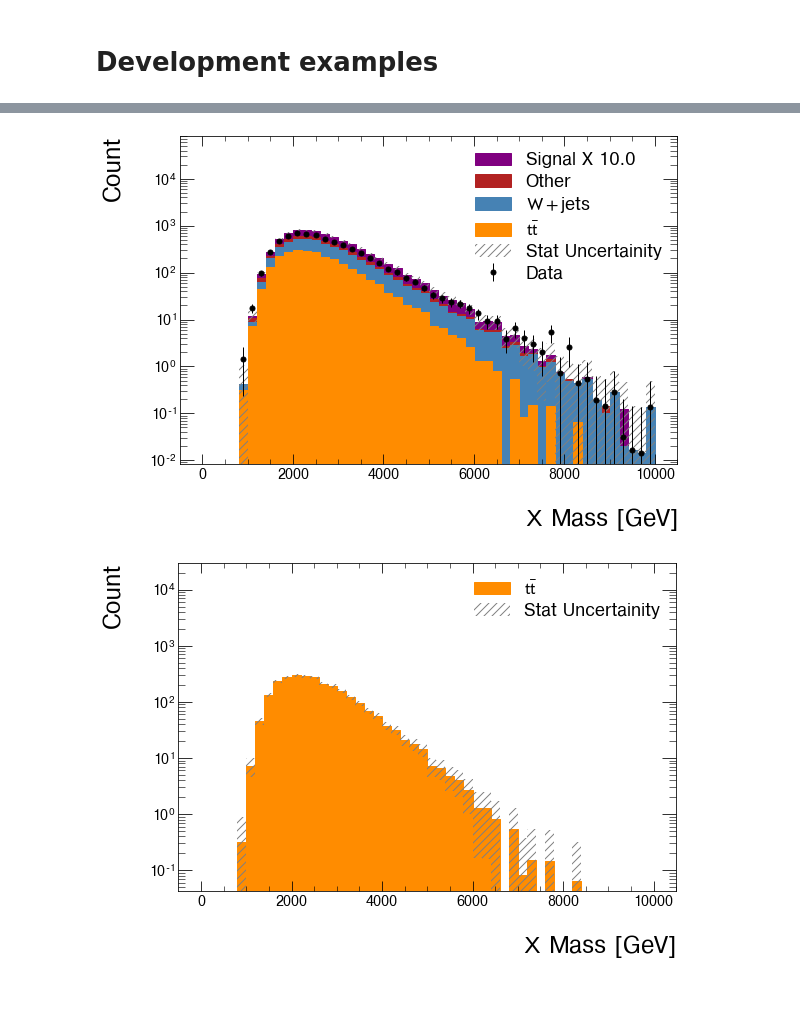
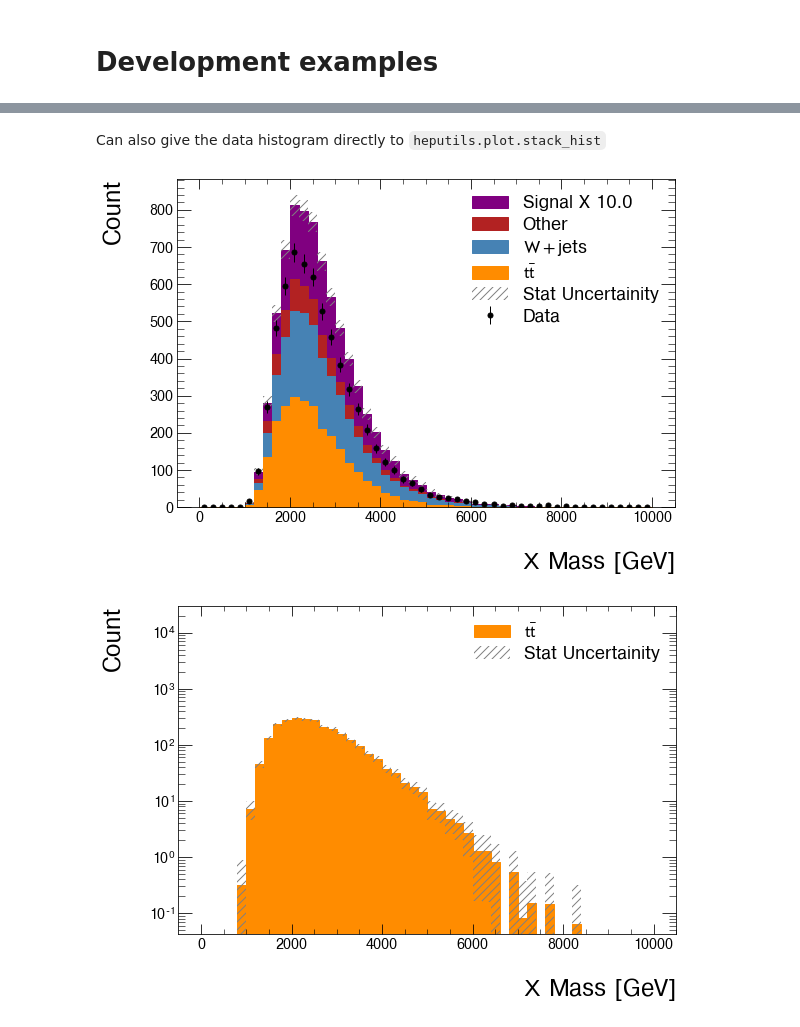
Before and after one commit to matthewfeickert/heputils, a Jupyter notebook: examples/dev-example.ipynb, the cells around one changed output, grey strips where cells are left out. Drawn from its saved outputs; the diff is of its cells as text; code cells hidden in the pictures; blank space fills up the shorter version.

```diff
--- a/examples/dev-example.ipynb
+++ b/examples/dev-example.ipynb
@@ -34,15 +34,18 @@ ax = heputils.plot.data_hist(data_hist, ax=ax)
+# %% [markdown]
+Can also give the data histogram directly to `heputils.plot.stack_hist`
 # %%
 ax = heputils.plot.stack_hist(
     mass_hists,
     labels=labels,
     color=colormap,
     xlabel=r"$X$ Mass [GeV]",
     ylabel="Count",
     scale_factors=scale_factors,
     data_hist=data_hist,
+    logy=False,
 )
 # %% [output]
-[figure, old version]
+[figure, new version]
 # %%
 ax, artists = heputils.plot.stack_hist(
     mass_hists[0],
```
Also changed, not shown: parts of 1 cell of this notebook.
